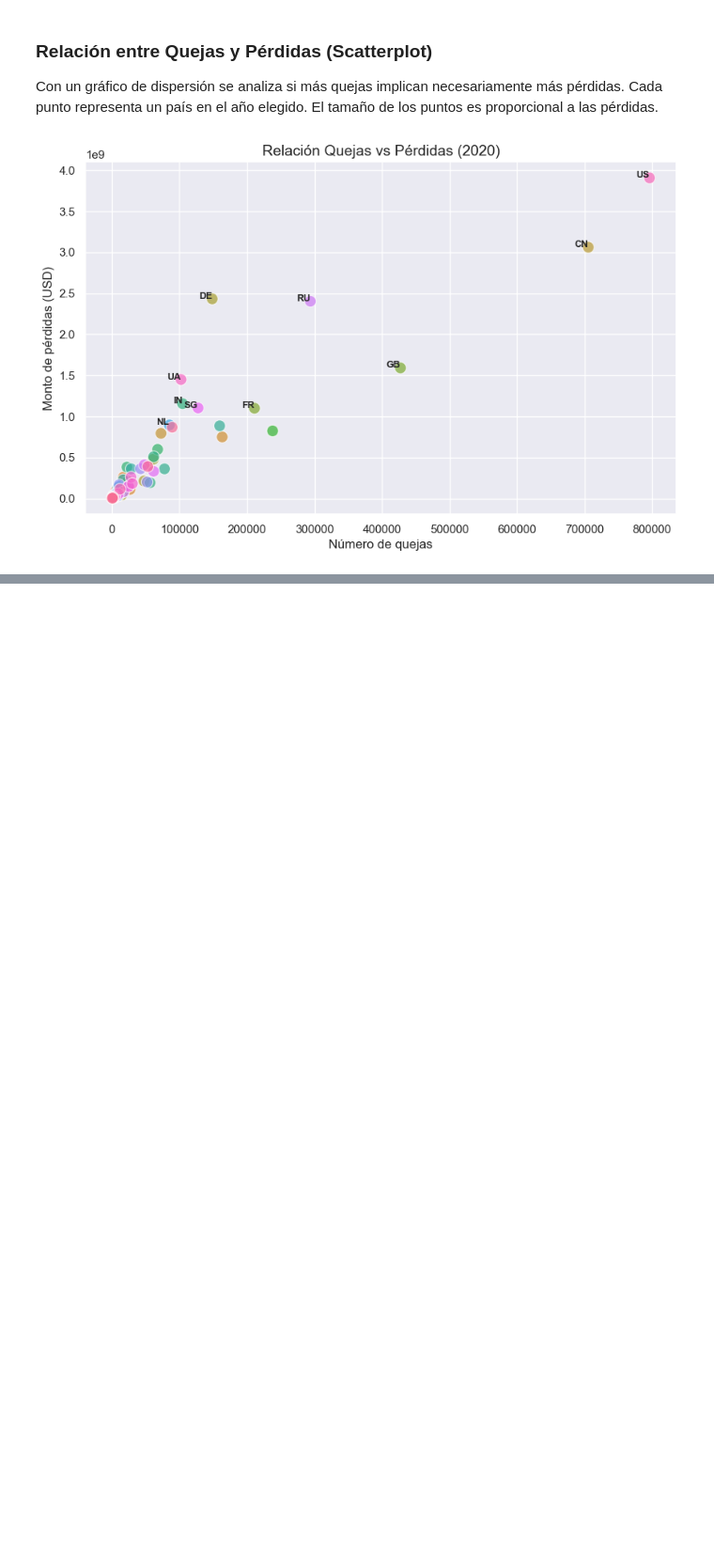
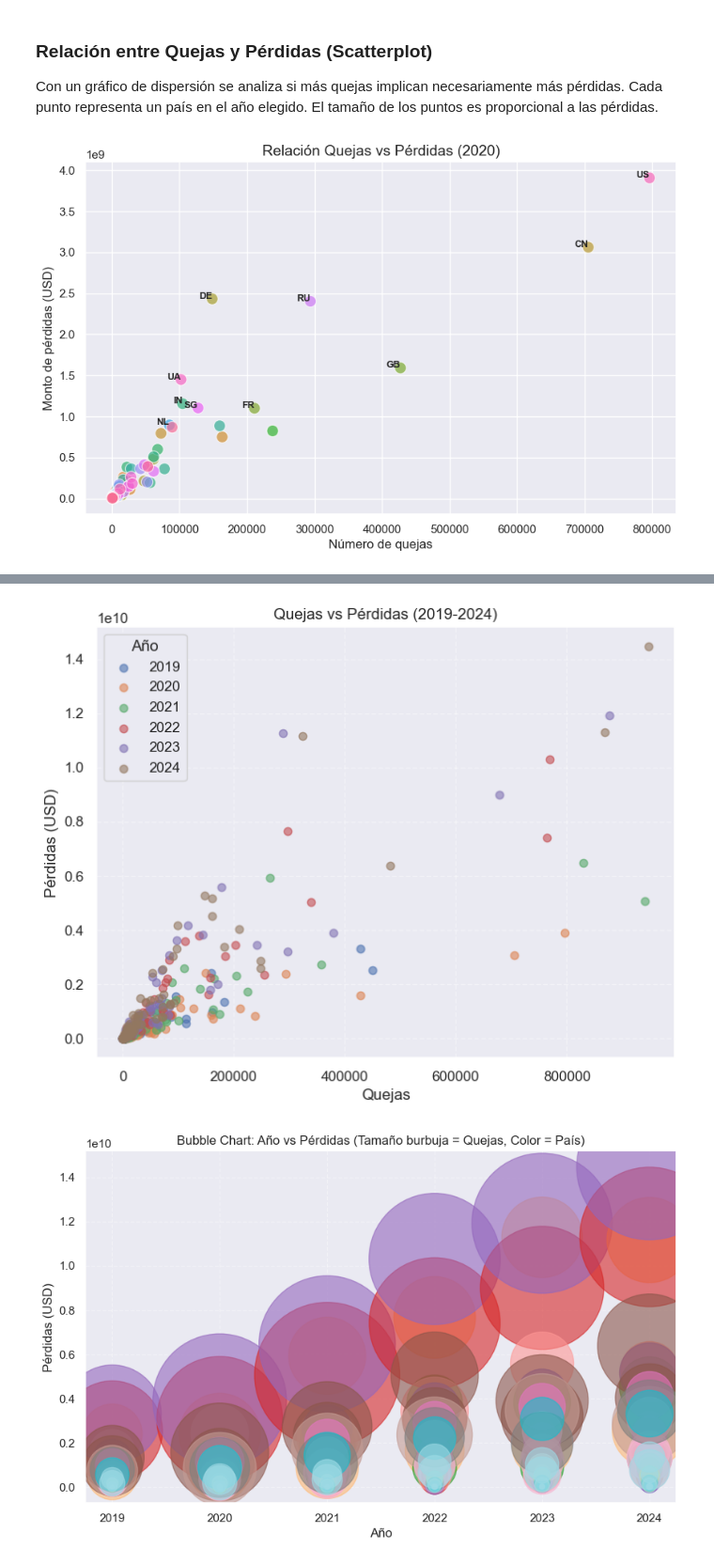
Before and after one commit to anmerinoto/Tramiento_Datos_Incidentes_Ciberseguridad, a Jupyter notebook: incidentes_ciberseguridad.ipynb, the cells around one changed output, grey strips where cells are left out. Shown at 94% size. Cells and saved outputs as stored; diff of their text form; code cells hidden in the pictures; blank space fills up the shorter version.

```diff
--- a/incidentes_ciberseguridad.ipynb
+++ b/incidentes_ciberseguridad.ipynb
@@ -10,7 +8,6 @@ ModuleNotFoundError: No module named 'pandas'
 # %%
 # 1. Cargar dataset
-df_base = pd.read_csv('LossFromNetCrime.csv')
-
+df_base = pd.read_csv('data/LossFromNetCrime.csv')
 
 # 2. Renombrar columna Country a pais
 if 'Country' in df_base.columns:
@@ -336,0 +172,49 @@ Este gráfico proporciona una visualización efectiva del crecimiento en las que
+# %%
+import pandas as pd
+import matplotlib.pyplot as plt
+
+# Cargar dataset
+df_base = pd.read_csv("data/LossFromNetCrime.csv")
+
+# Transformar a formato largo
+registros = []
+for anos in range(2019, 2025):
+    for _, row in df_base.iterrows():
+        registros.append({
+            "Pais": row["Country"],
+            "Año": anos,
+            "Quejas": row[f"{anos}_Complaints"],
+            "Pérdidas": row[f"{anos}_Losses"]
+        })
+
+long_df = pd.DataFrame(registros)
+
+# ---- Scatter múltiple ----
+fig, ax = plt.subplots(figsize=(8,6))
+for year, group in long_df.groupby("Año"):
+    ax.scatter(group["Quejas"], group["Pérdidas"], label=year, alpha=0.6)
+ax.set_xlabel("Quejas")
+ax.set_ylabel("Pérdidas (USD)")
+ax.set_title("Quejas vs Pérdidas (2019-2024)")
+ax.legend(title="Año")
+ax.grid(True, linestyle="--", alpha=0.4)
+plt.show()
+
+# ---- Bubble Chart ----
+fig, ax = plt.subplots(figsize=(10,6))
+scatter = ax.scatter(
+    long_df["Año"],
+    long_df["Pérdidas"],
+    s=long_df["Quejas"]/50,    # escala de tamaño burbuja
+    c=pd.factorize(long_df["Pais"])[0],  # colores por país
+    alpha=0.6,
+    cmap="tab20"
+)
+ax.set_xlabel("Año")
+ax.set_ylabel("Pérdidas (USD)")
+ax.set_title("Bubble Chart: Año vs Pérdidas (Tamaño burbuja = Quejas, Color = País)")
+ax.grid(True, linestyle="--", alpha=0.4)
+plt.show()
+# %% [output]
+[figure, added]
+[figure, added]
```
Also changed, not shown: parts of 12 cells of this notebook, 4 other files.
